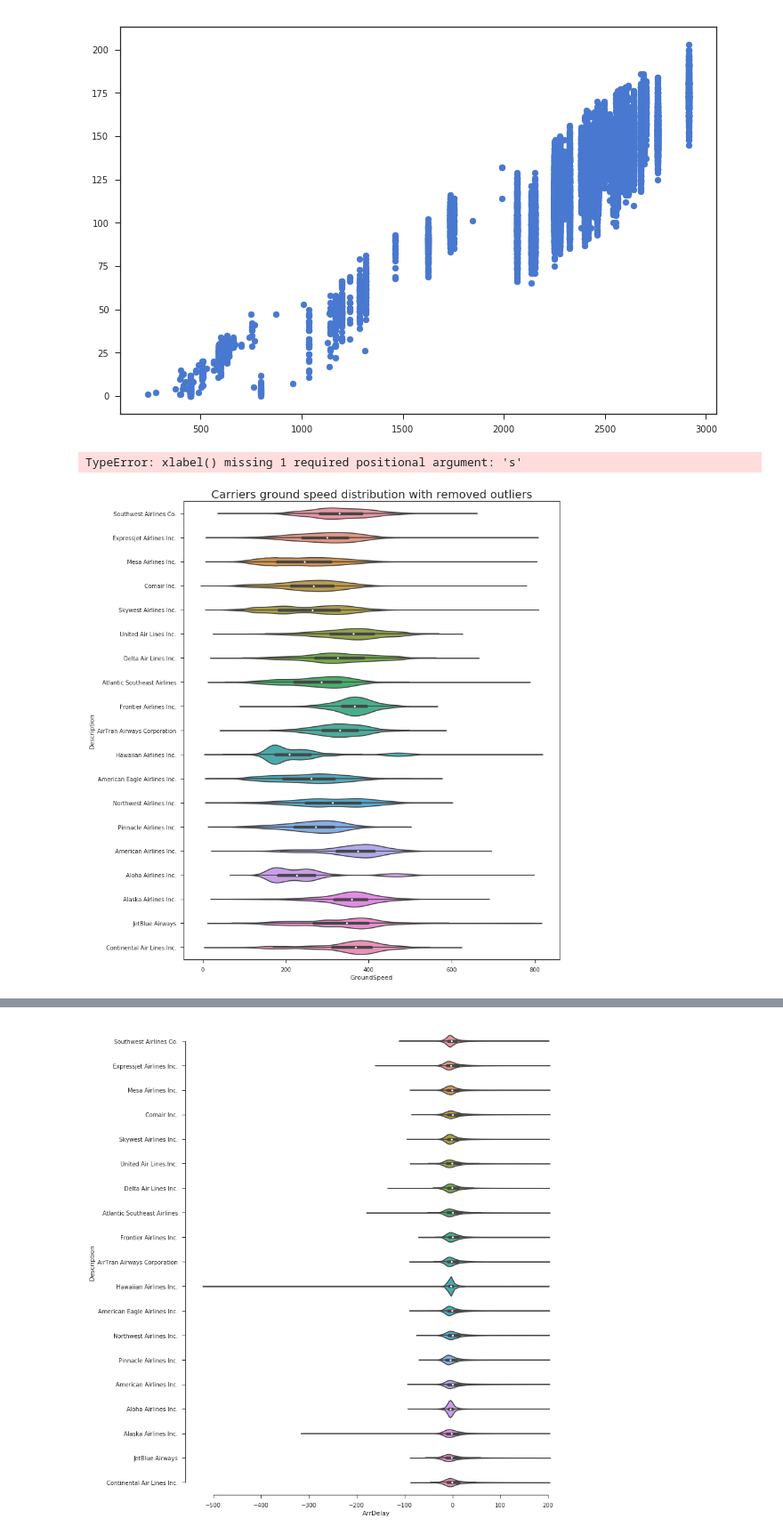
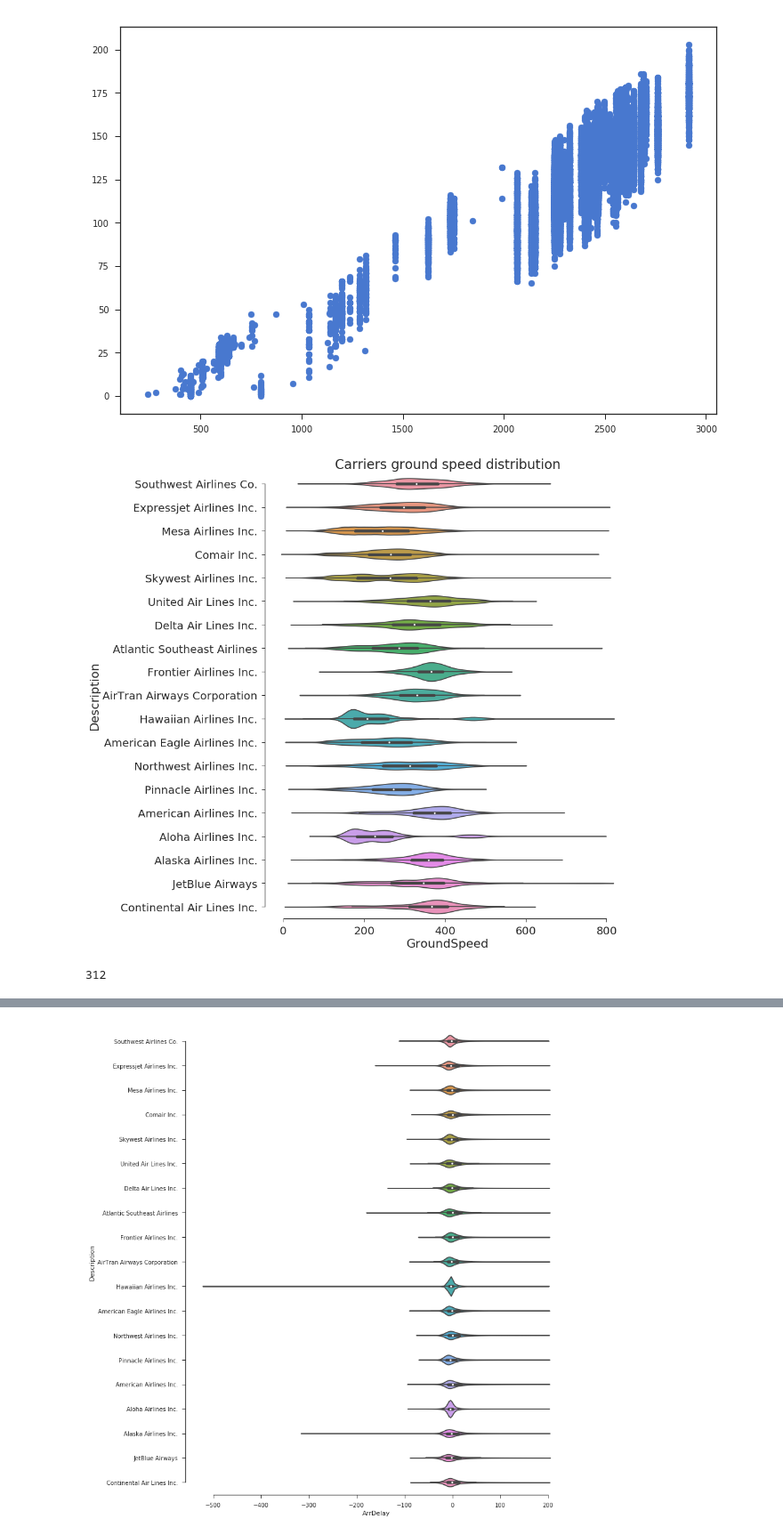
Before and after one commit to Zibski/Airline-on-time, a Jupyter notebook: Data Exploration.ipynb, the cells around one changed output, grey strips where cells are left out. Shown at 89% size. Saved outputs shown, nothing was run; the diff lists cells and outputs as text; code cells hidden in the pictures.

```diff
--- a/Data Exploration.ipynb
+++ b/Data Exploration.ipynb
@@ -339,20 +335,25 @@ codes = ['Carrier', 'Weather', 'NAS', 'Security']
 plt.figure(figsize=(12, 8))
 #plt.figure(figsize=(12, 8))
 ind=np.arange(4)
-plt.xticks(ind,(codes), fontsize=16)
+plt.xticks(ind,(codes), fontsize=18)
 p = plt.bar(ind, z.values.reshape(4,))
-plt.ylabel('Number of cancelations', fontsize=18)
-plt.title('Southwest Flight cancelation causes', fontsize=20)
-plt.xlabel('Causes', fontsize=18)
-plt.yticks(fontsize=16)
+plt.ylabel('Number of cancelations', fontsize=20)
+plt.title('Southwest Flight cancelation causes', fontsize=24)
+plt.xlabel('Causes', fontsize=20)
+plt.yticks(fontsize=18)
+axes = plt.gca()
+axes.set_ylim([0,14000])
 for bar1 in p:
     plt.gca().text(bar1.get_x() + bar1.get_width()/2,
-                    bar1.get_height() + 100, format(int(bar1.get_height()), ','),
+                    bar1.get_height() + 100, str(format(int(bar1.get_height()), ','))+'\n'+str(round(100*int(bar1.get_height())/len(CancFlights),2))+'%',
                     ha='center', color='black', fontsize=16)
 
 ax = plt.gca()
 ax.get_yaxis().set_major_formatter(
     matplotlib.ticker.FuncFormatter(lambda x, p: format(int(x), ',')))
-
+p[0].set_color('orange')
+p[1].set_color('blue')
+p[2].set_color('green')
+p[3].set_color('red')
 plt.show()
 # %% [output]
@@ -511,21 +563,17 @@ plt.scatter(outliers['Distance'], outliers['AirTime'])
 # %%
 #df_all = df_all[df_all['AirSpeed']<800]
 plt.figure(figsize=(12, 15))
-sns.set_context("notebook", font_scale=2.5)
-sns.set(style="ticks", palette="muted", color_codes=True)
+#sns.set_context("notebook", font_scale=2)
+sns.set(style="ticks", palette="muted", color_codes=True, font_scale = 2)
 ax = sns.violinplot(x="GroundSpeed", y="Description", data=df_all[df_all['GroundSpeed']<800]);
-plt.title('Carriers ground speed distribution with removed outliers', fontsize=20)
+plt.title('Carriers ground speed distribution', fontsize=24)
 #plt.ylabel('Carriers', fontsize=18)
-plt.xlabel(fontsize=18)
-plt.xticks(fontsize=16)
-plt.yticks(fontsize=16)
 ax = plt.gca()
 ax.get_xaxis().set_major_formatter(
     matplotlib.ticker.FuncFormatter(lambda x, p: format(int(x), ',')))
 sns.despine(trim=True)
 # %% [output]
-TypeError: xlabel() missing 1 required positional argument: 's'
-[figure, old version]
+[figure, new version]
 # %%
 airport_mean_delays = pd.DataFrame(pd.Series(df_all['airport_x'].unique()))
 airport_mean_delays.set_index(0, drop = True, inplace = True)
@@ -545,6 +593,10 @@ for carrier in abbr_companies.keys():
         airport_mean_delays[carrier] = test.loc[:, 'mean']
     except:
         pass
+# %%
+len(np.unique(df_all['Origin'].values))
+# %% [output]
+312
 # %%
 sns.set(context="paper")
 fig = plt.figure(1, figsize=(20,20))
```
Also changed, not shown: parts of 17 cells of this notebook.
